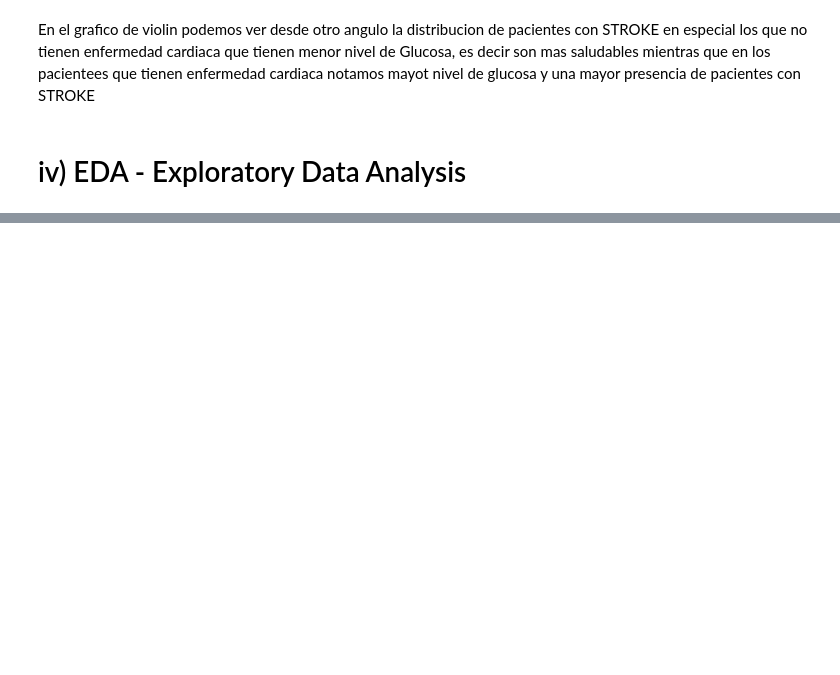
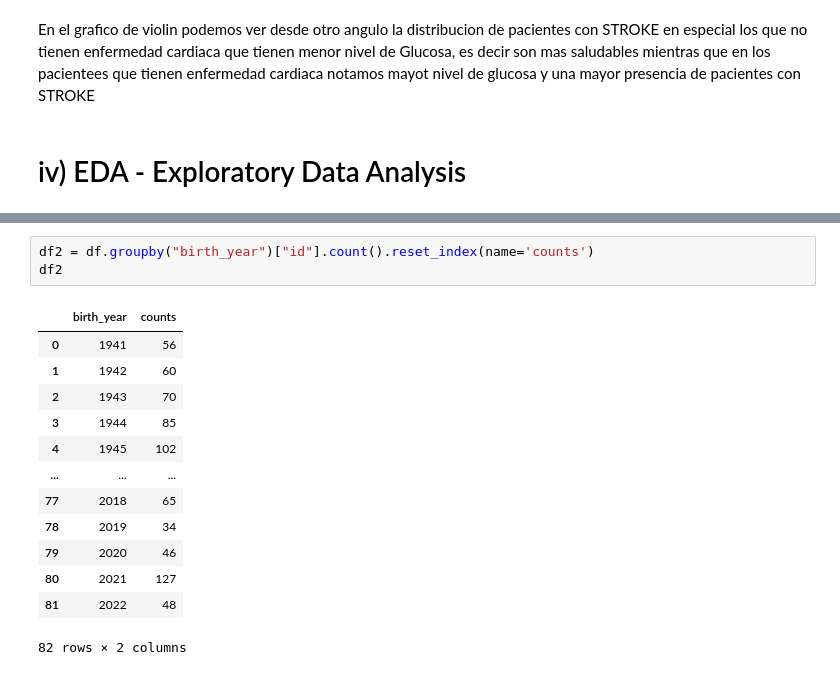
Before and after one commit to CarlosLeguiz/StrokePrediction, a Jupyter notebook: StrokePrediction.ipynb, the cells around one changed output, grey strips where cells are left out. Saved outputs shown, nothing was run; the diff lists cells and outputs as text; blank space fills up the shorter version.

```diff
--- a/StrokePrediction.ipynb
+++ b/StrokePrediction.ipynb
@@ -252,0 +283,17 @@ En el grafico de violin podemos ver desde otro angulo la distribucion de pacient
+# %%
+df2 = df.groupby("birth_year")["id"].count().reset_index(name='counts')
+df2
+# %% [output]
+|  | birth_year | counts |
+| 0 | 1941 | 56 |
+| 1 | 1942 | 60 |
+| 2 | 1943 | 70 |
+| 3 | 1944 | 85 |
+| 4 | 1945 | 102 |
+| ... | ... | ... |
+| 77 | 2018 | 65 |
+| 78 | 2019 | 34 |
+| 79 | 2020 | 46 |
+| 80 | 2021 | 127 |
+| 81 | 2022 | 48 |
+82 rows × 2 columns
```
Also changed, not shown: parts of 6 cells of this notebook.
